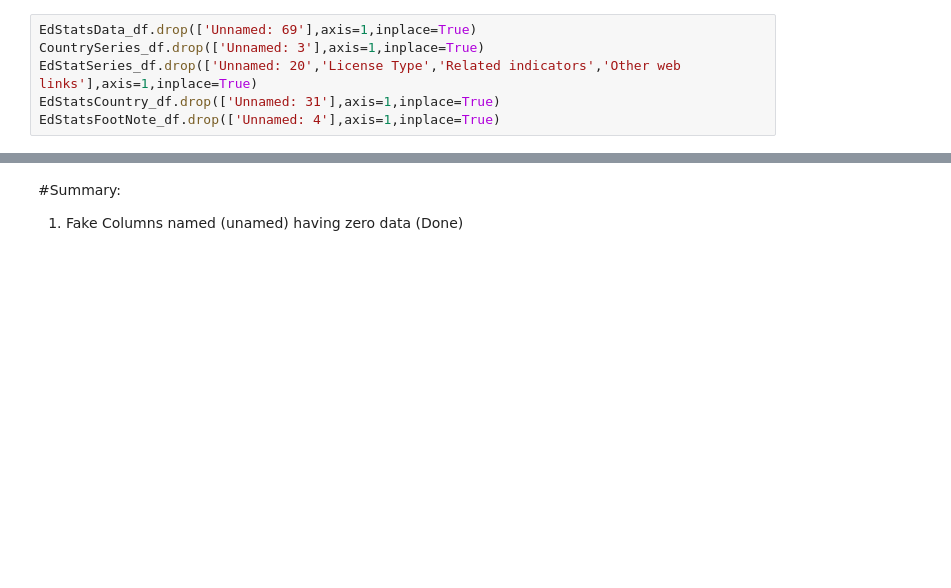
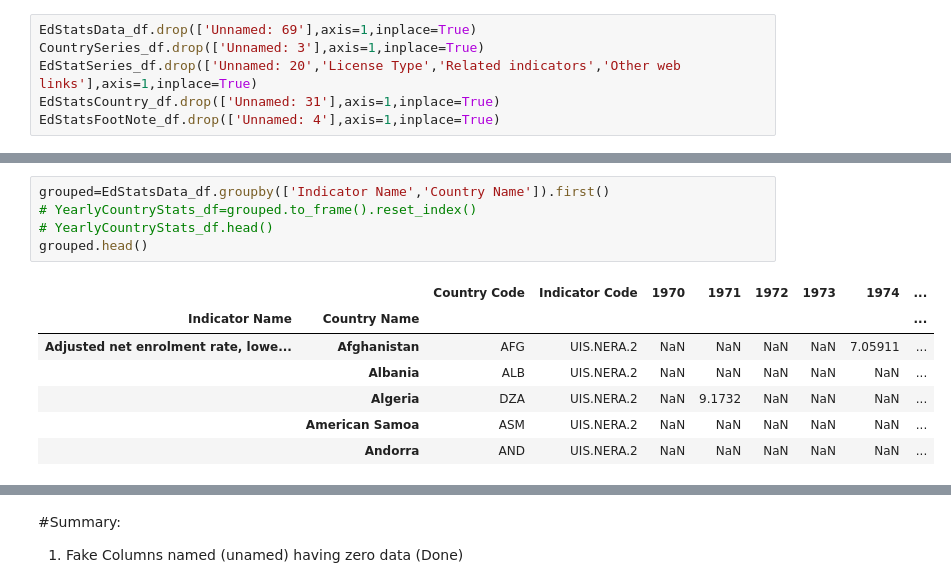
Before and after one commit to kronze1996/Capstone-Project-1, a Jupyter notebook: Kartikey_Sharma_Team_7_Capstone_Project.ipynb, the cells around one changed output, grey strips where cells are left out. Drawn from its saved outputs; the diff is of its cells as text; blank space fills up the shorter version.

```diff
--- a/Kartikey_Sharma_Team_7_Capstone_Project.ipynb
+++ b/Kartikey_Sharma_Team_7_Capstone_Project.ipynb
@@ -38,0 +79,13 @@ EdStatsFootNote_df.drop(['Unnamed: 4'],axis=1,inplace=True)
+# %%
+grouped=EdStatsData_df.groupby(['Indicator Name','Country Name']).first()
+# YearlyCountryStats_df=grouped.to_frame().reset_index()
+# YearlyCountryStats_df.head()
+grouped.head()
+# %% [output]
+|  |  | Country Code | Indicator Code | 1970 | 1971 | 1972 | 1973 | 1974 | ... |
+| Indicator Name | Country Name |  |  |  |  |  |  |  | ... |
+| Adjusted net enrolment rate, lowe... | Afghanistan | AFG | UIS.NERA.2 | NaN | NaN | NaN | NaN | 7.05911 | ... |
+|  | Albania | ALB | UIS.NERA.2 | NaN | NaN | NaN | NaN | NaN | ... |
+|  | Algeria | DZA | UIS.NERA.2 | NaN | 9.1732 | NaN | NaN | NaN | ... |
+|  | American Samoa | ASM | UIS.NERA.2 | NaN | NaN | NaN | NaN | NaN | ... |
+|  | Andorra | AND | UIS.NERA.2 | NaN | NaN | NaN | NaN | NaN | ... |
```
Also changed, not shown: parts of 22 cells of this notebook.
